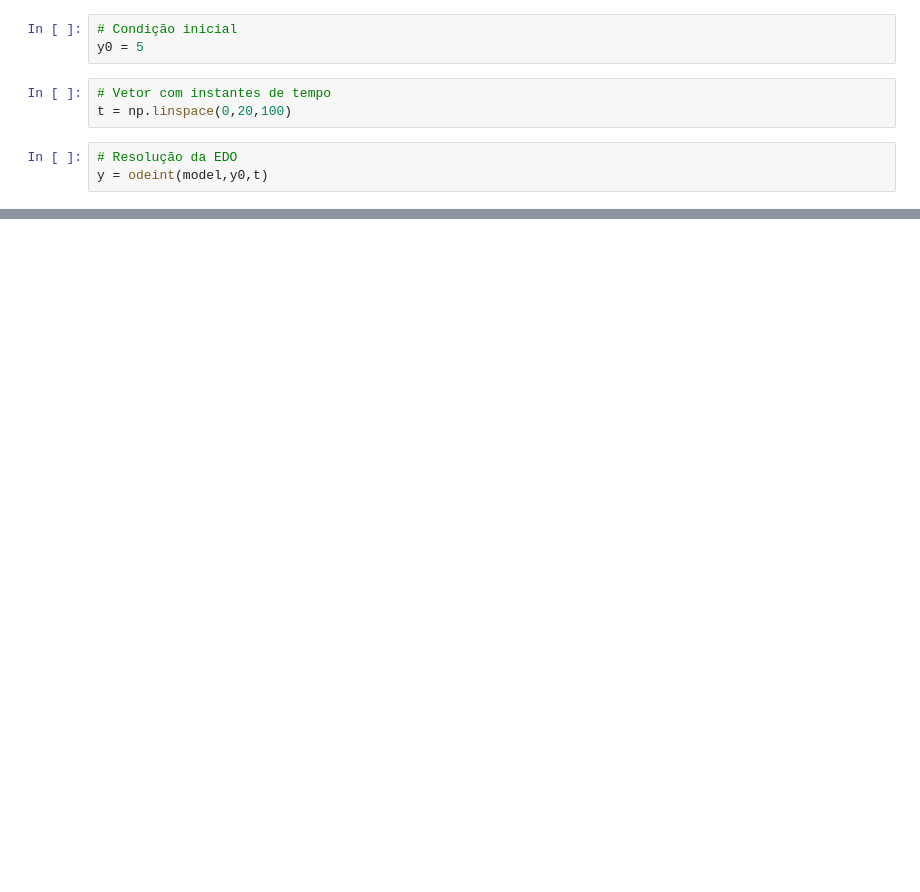
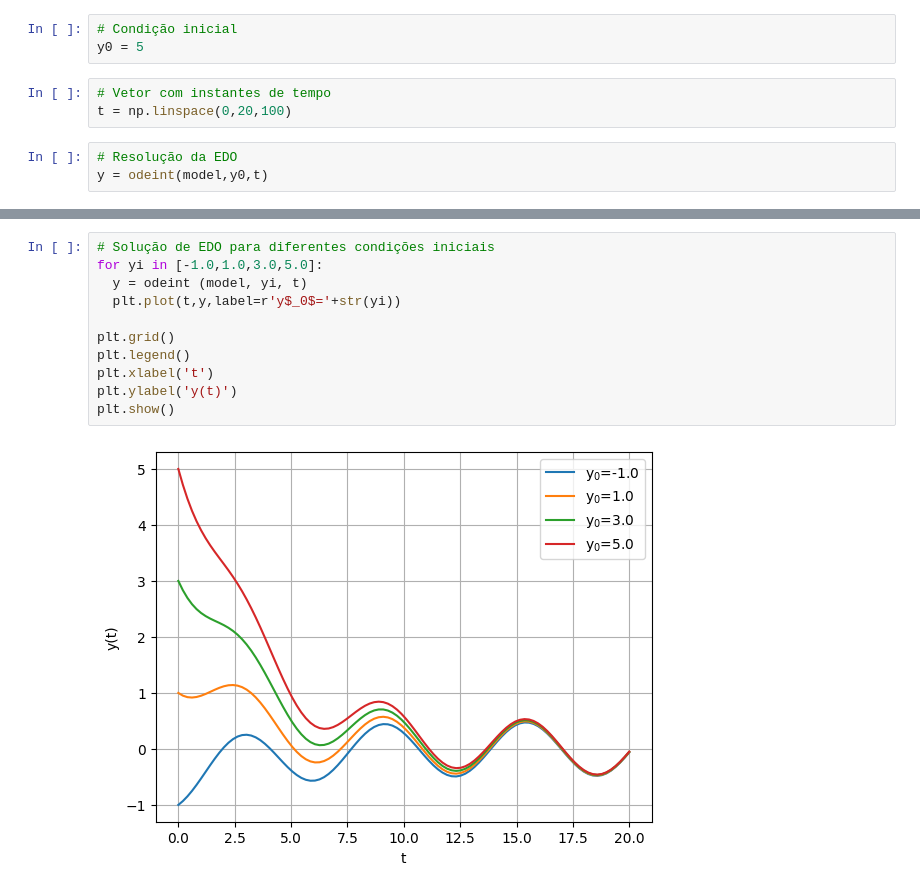
Before and after one commit to Felipe-Pinto/python_para_exatas, a Jupyter notebook: Função.ipynb, the cells around one changed output, grey strips where cells are left out. Drawn from its saved outputs; the diff is of its cells as text; blank space fills up the shorter version.

```diff
--- a/Função.ipynb
+++ b/Função.ipynb
@@ -32,0 +33,13 @@ plt.show()
+# %%
+# Solução de EDO para diferentes condições iniciais
+for yi in [-1.0,1.0,3.0,5.0]:
+  y = odeint (model, yi, t)
+  plt.plot(t,y,label=r'y$_0$='+str(yi))
+
+plt.grid()
+plt.legend()
+plt.xlabel('t')
+plt.ylabel('y(t)')
+plt.show()
+# %% [output]
+[figure, added]
```
Also changed, not shown: parts of 2 cells of this notebook.
